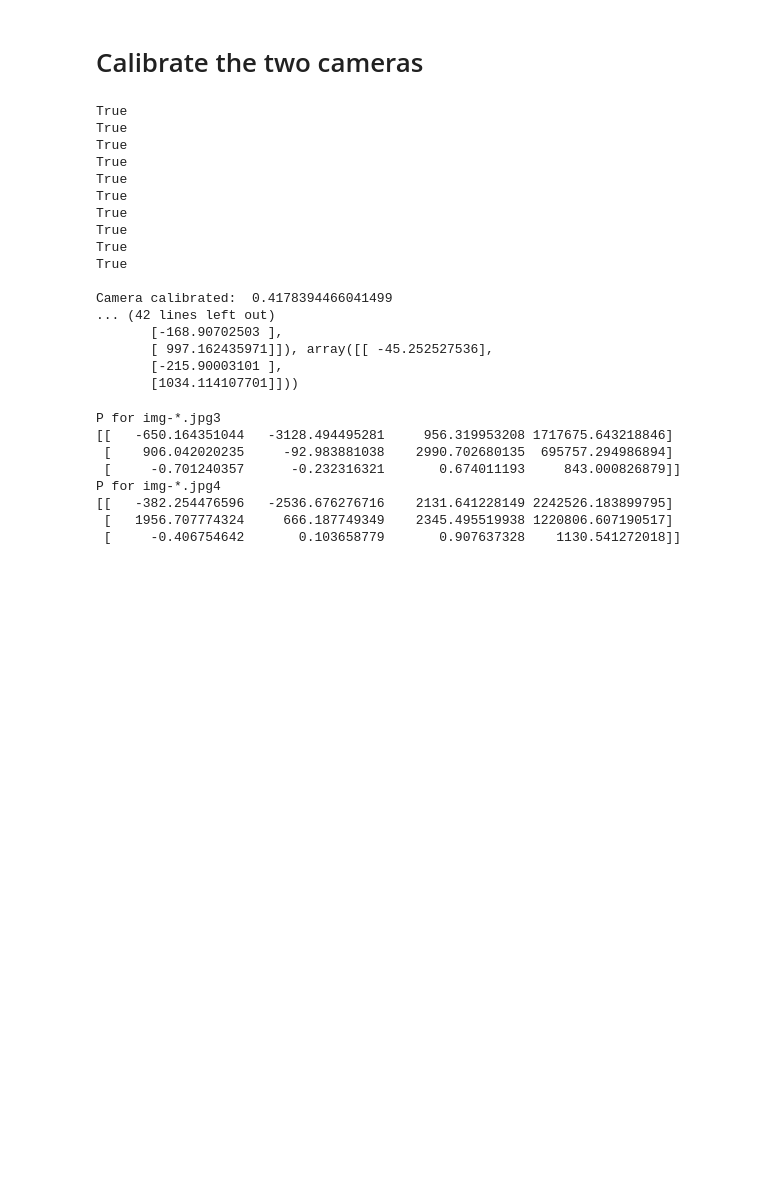
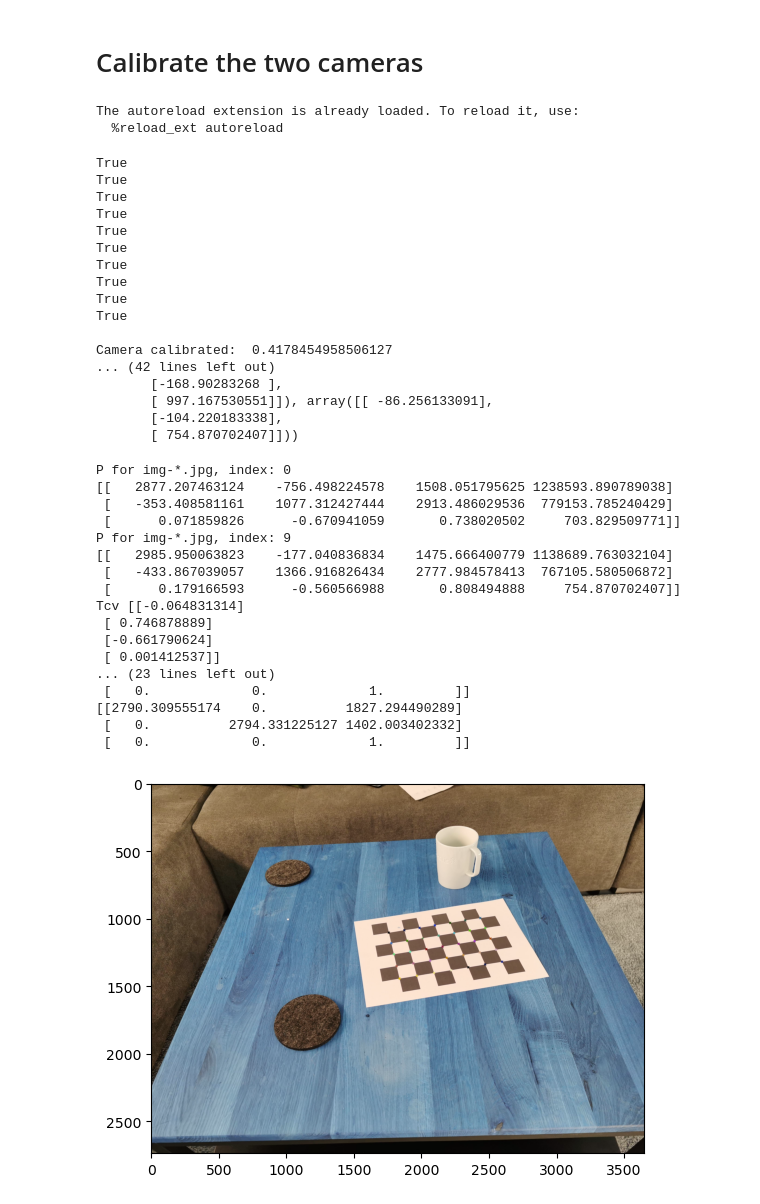
Before and after one commit to reineltJanis/triangulation, a Jupyter notebook: CalibrateCameras.ipynb, the cells around one changed output. Drawn from its saved outputs; the diff is of its cells as text; code cells hidden in the pictures; blank space fills up the shorter version.

Commit message:
Fixed calibration and added usage of calibration in triangulation
Uses also the corners of the chessboard as matching points (35 in total)

```diff
--- a/CalibrateCameras.ipynb
+++ b/CalibrateCameras.ipynb
@@ -9,23 +9,22 @@ import scipy
 import matplotlib.pyplot as plt
 import numpy as np
 import cv2 as cv
-import glob
 from src.calibrator import Calibrator
+from src.painting import Painting
+from src.fusiello import Fusiello
 
 img_path = 'assets/calibration_new/'
 np.set_printoptions(precision=9,suppress=True)
 
 ################ FIND CHESSBOARD CORNERS - OBJECT POINTS AND IMAGE POINTS #############################
 
-chessboardSize = (7,5)
-frameSize = (3648,2736)
-#frameSize = (1600,1200)
-size_of_chessboard_squares_mm = 29.15
+# termination criteria
+criteria = (cv.TERM_CRITERIA_EPS + cv.TERM_CRITERIA_MAX_ITER, 30, 0.0001)
 
-# termination criteria
-criteria = (cv.TERM_CRITERIA_EPS + cv.TERM_CRITERIA_MAX_ITER, 30, 0.001)
-
-calibrator = Calibrator(img_path, file_selector='img-*.jpg', frameSize=(3648,2736), chessboardSize=(7,5), chessboard_square_mm=29.15)
+calibrator = Calibrator(img_path, file_selector='img-*.jpg', frameSize=(3648,2736), chessboardSize=(7,5), chessboard_square_mm=29.15, termination_criteria=criteria)
+# %% [output]
+The autoreload extension is already loaded. To reload it, use:
+  %reload_ext autoreload
 # %%
 cameraMatrix = calibrator.calibrate()
 K1 = K2 = cameraMatrix
@@ -41,21 +40,37 @@ True
 True
 True
 
-Camera calibrated:  0.4178394466041499
+Camera calibrated:  0.4178454958506127
 ... (42 lines left out)
-       [-168.90702503 ],
-       [ 997.162435971]]), array([[ -45.252527536],
-       [-215.90003101 ],
-       [1034.114107701]]))
+       [-168.90283268 ],
+       [ 997.167530551]]), array([[ -86.256133091],
+       [-104.220183338],
+       [ 754.870702407]]))
 # %%
-P, _ = calibrator.calculateProjection(3)
-Pp, _ = calibrator.calculateProjection(4)
+calibrator.plot_image(0)
+P, _ = calibrator.calculateProjection(0)
+Pp, _ = calibrator.calculateProjection(9)
+K,_,_ = Fusiello.factorize(P)
+Kp,_,_ = Fusiello.factorize(Pp)
+print('Camera matrices')
+print(K)
+print(Kp)
 # %% [output]
-P for img-*.jpg3
-[[   -650.164351044   -3128.494495281     956.319953208 1717675.643218846]
- [    906.042020235     -92.983881038    2990.702680135  695757.294986894]
- [     -0.701240357      -0.232316321       0.674011193     843.000826879]]
-P for img-*.jpg4
-[[   -382.254476596   -2536.676276716    2131.641228149 2242526.183899795]
- [   1956.707774324     666.187749349    2345.495519938 1220806.607190517]
- [     -0.406754642       0.103658779       0.907637328    1130.541272018]]
+P for img-*.jpg, index: 0
+[[   2877.207463124    -756.498224578    1508.051795625 1238593.890789038]
+ [   -353.408581161    1077.312427444    2913.486029536  779153.785240429]
+ [      0.071859826      -0.670941059       0.738020502     703.829509771]]
+P for img-*.jpg, index: 9
+[[   2985.950063823    -177.040836834    1475.666400779 1138689.763032104]
+ [   -433.867039057    1366.916826434    2777.984578413  767105.580506872]
+ [      0.179166593      -0.560566988       0.808494888     754.870702407]]
+Tcv [[-0.064831314]
+ [ 0.746878889]
+ [-0.661790624]
+ [ 0.001412537]]
+... (23 lines left out)
+ [   0.             0.             1.         ]]
+[[2790.309555174    0.          1827.294490289]
+ [   0.          2794.331225127 1402.003402332]
+ [   0.             0.             1.         ]]
+[figure, added]
```
Also changed, not shown: parts of 4 cells of this notebook, 7 other files.
